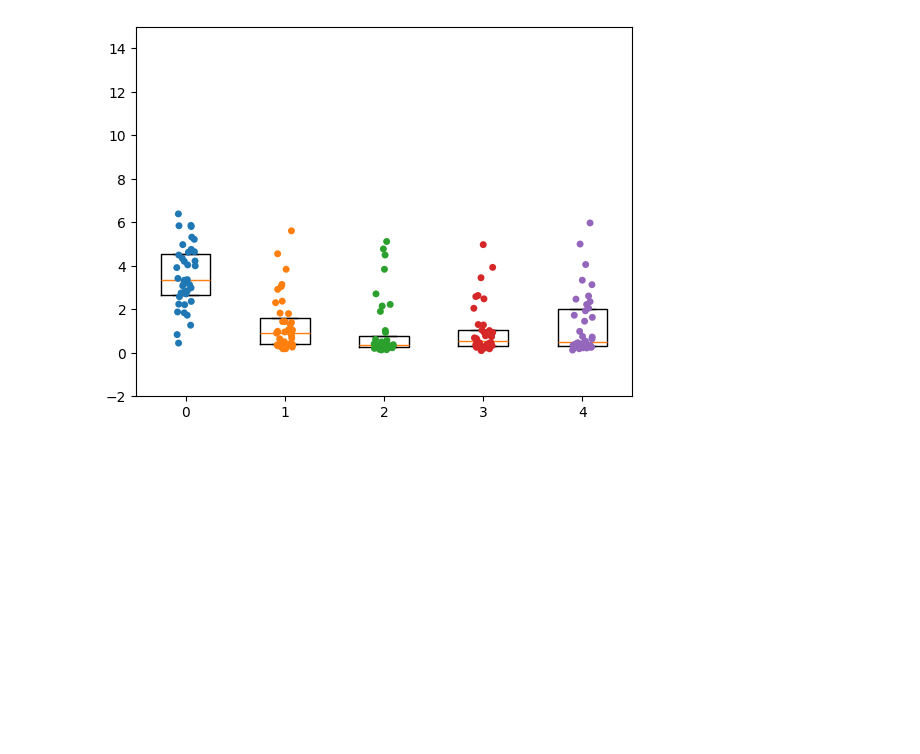
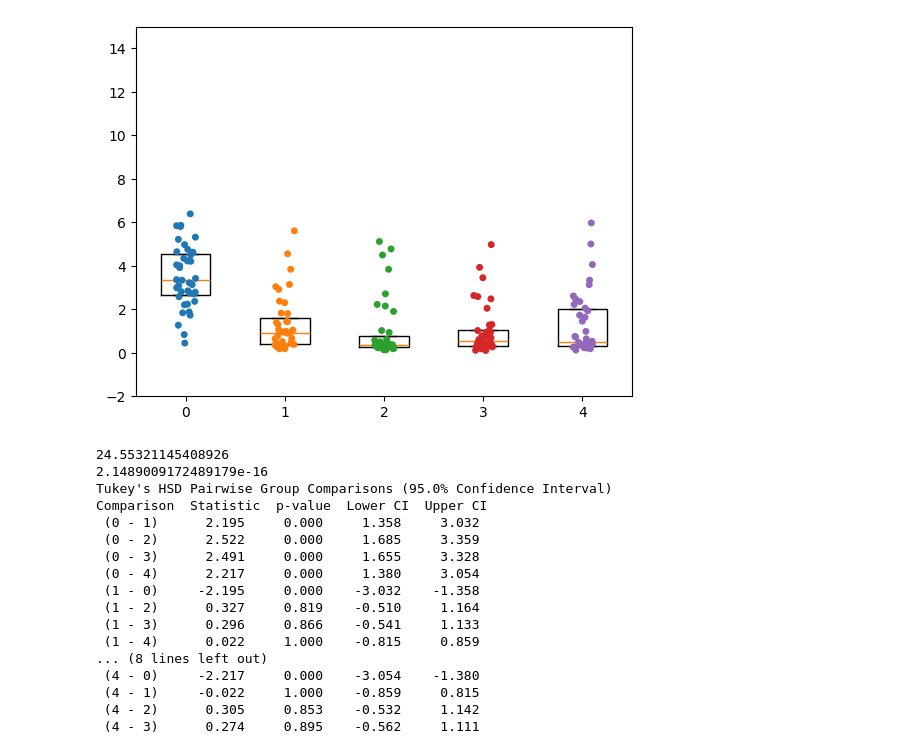
Before and after one commit to chrisjdallmann/roadrunner, a Jupyter notebook: code/arena_analysis.ipynb, the cells around one changed output. Cells and saved outputs as stored; diff of their text form; code cells hidden in the pictures; blank space fills up the shorter version.

```diff
--- a/code/arena_analysis.ipynb
+++ b/code/arena_analysis.ipynb
@@ -12,15 +41,5 @@ import seaborn as sns
 # %%
-# Set parameters and load data
-data_dir = r'Z:/Data/Roadrunner/'
-dataset = 'arena_empty_cschrimson_sinusoidal.csv'
-
+# General settings
+data_dir = r'../data/'
 sampling_rate = 20 # Hz
 filter_size = 0.3 # s
-
-color_ctrl = [0,0,0]
-color_rr = [0/255, 174/255, 239/255]
-
-# Load data
-# Note: Positive angular velocity corresponds to counterclockwise turning
-df = pd.read_csv(data_dir+dataset)
-df
@@ -160,18 +188,60 @@ def compute_mean_of_activation(df, parameter_name, filter_size):
 # %%
 # Plot mean of activation per animal and intensity
+
+# Settings
+dataset = "arena_rrn_gtacr.csv"
 parameter_name = "speed"
-experiments = [1,2] # set 1: decreasing; set 2: increasing
+experiments = [1,2]
+
+# Load data
+df = pd.read_csv(data_dir+dataset)
 
 # Compute means
-df_sub = df[df.set.isin(experiments)]
+df_sub = df[df.experiment.isin(experiments)]
 means = compute_mean_of_activation(df_sub, parameter_name, filter_size*sampling_rate)
 
 # Plot means
 plt.boxplot(means, positions=[0,1,2,3,4], showfliers=False, whis=0)
 sns.stripplot(means)
 plt.ylim([-2,15])
 #plt.ylim([-200,200])
 #plt.savefig(r'C:\Users\Chris\Desktop\figure.eps')
 plt.show()
+
+# Statistics
+# # Shapiro Wilk test for normality
+#_, p_value = stats.shapiro(means[:,0])
+#print(p_value)
+
+# # Levenes test for equal variance
+# _, p_value = stats.levene(means[:,0], means[:,1], means[:,2], means[:,3], means[:,4])
+# print(p_value)
+
+# One-way ANOVA
+# F(number of groups - 1, number of observations - number of groups)
+f_statistic, p_value = stats.f_oneway(means[:,0], means[:,1], means[:,2], means[:,3], means[:,4])
+print(f_statistic)
+print(p_value)
+
+# Tukey's HSD test
+res = stats.tukey_hsd(means[:,0], means[:,1], means[:,2], means[:,3], means[:,4])
+print(res)
 # %% [output]
-[figure, old version]
+[figure, new version]
+24.55321145408926
+2.1489009172489179e-16
+Tukey's HSD Pairwise Group Comparisons (95.0% Confidence Interval)
+Comparison  Statistic  p-value  Lower CI  Upper CI
+ (0 - 1)      2.195     0.000     1.358     3.032
+ (0 - 2)      2.522     0.000     1.685     3.359
+ (0 - 3)      2.491     0.000     1.655     3.328
+ (0 - 4)      2.217     0.000     1.380     3.054
+ (1 - 0)     -2.195     0.000    -3.032    -1.358
+ (1 - 2)      0.327     0.819    -0.510     1.164
+ (1 - 3)      0.296     0.866    -0.541     1.133
+ (1 - 4)      0.022     1.000    -0.815     0.859
+... (8 lines left out)
+ (4 - 0)     -2.217     0.000    -3.054    -1.380
+ (4 - 1)     -0.022     1.000    -0.859     0.815
+ (4 - 2)      0.305     0.853    -0.532     1.142
+ (4 - 3)      0.274     0.895    -0.562     1.111
```
Also changed, not shown: parts of 23 cells of this notebook, 6 other files.
